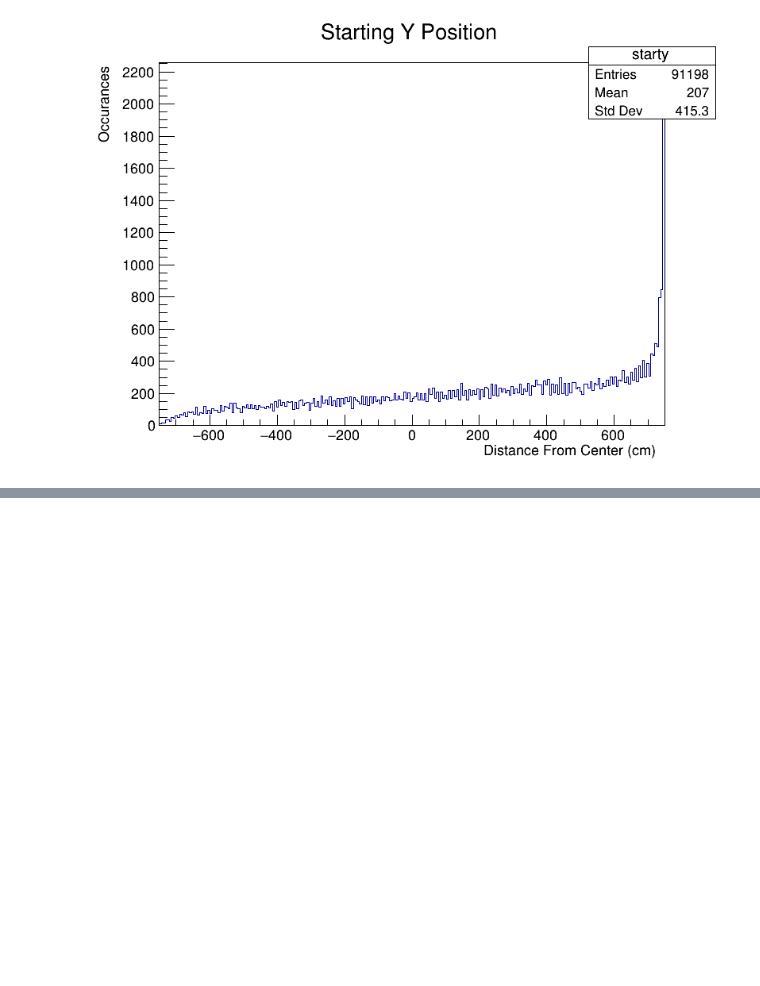
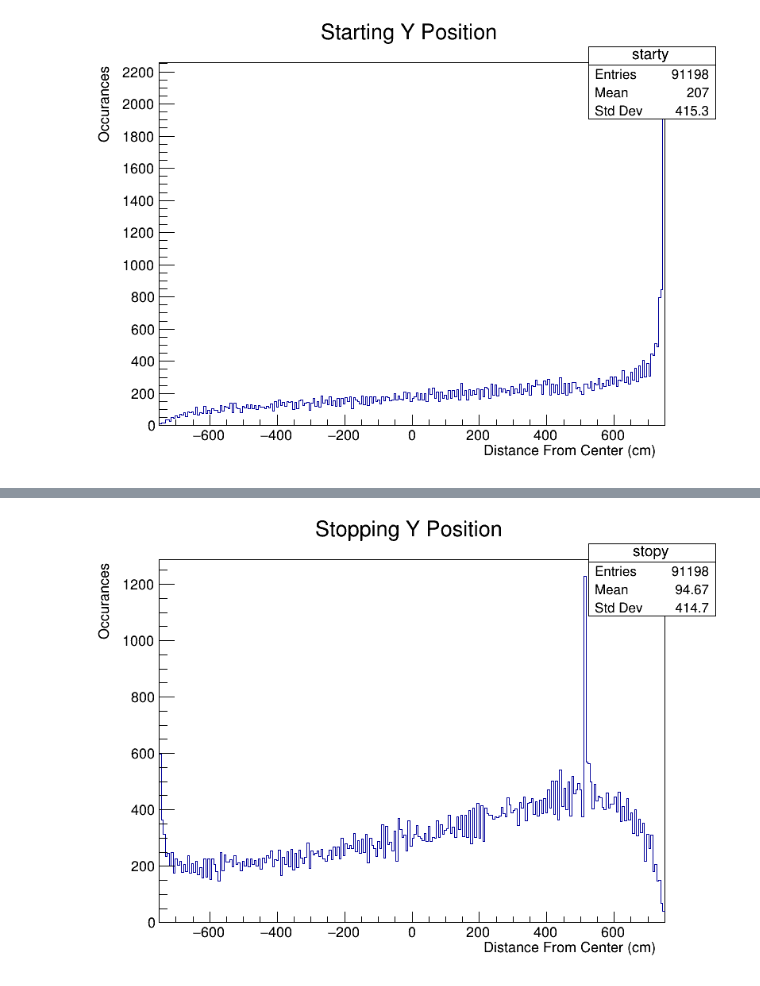
Before and after one commit to navaneethsrinath/RootPractice, a Jupyter notebook: novadatapractice.ipynb, the cells around one changed output, grey strips where cells are left out. Cells and saved outputs as stored; diff of their text form; code cells hidden in the pictures; blank space fills up the shorter version.

Commit message:
Finished X, Y, and Z start and stop position graphs

```diff
--- a/novadatapractice.ipynb
+++ b/novadatapractice.ipynb
@@ -82,0 +96,4 @@ canv.Draw()
+# %%
+canv.Draw()
+# %% [output]
+[figure, added]
```
Also changed, not shown: parts of 15 cells of this notebook.
